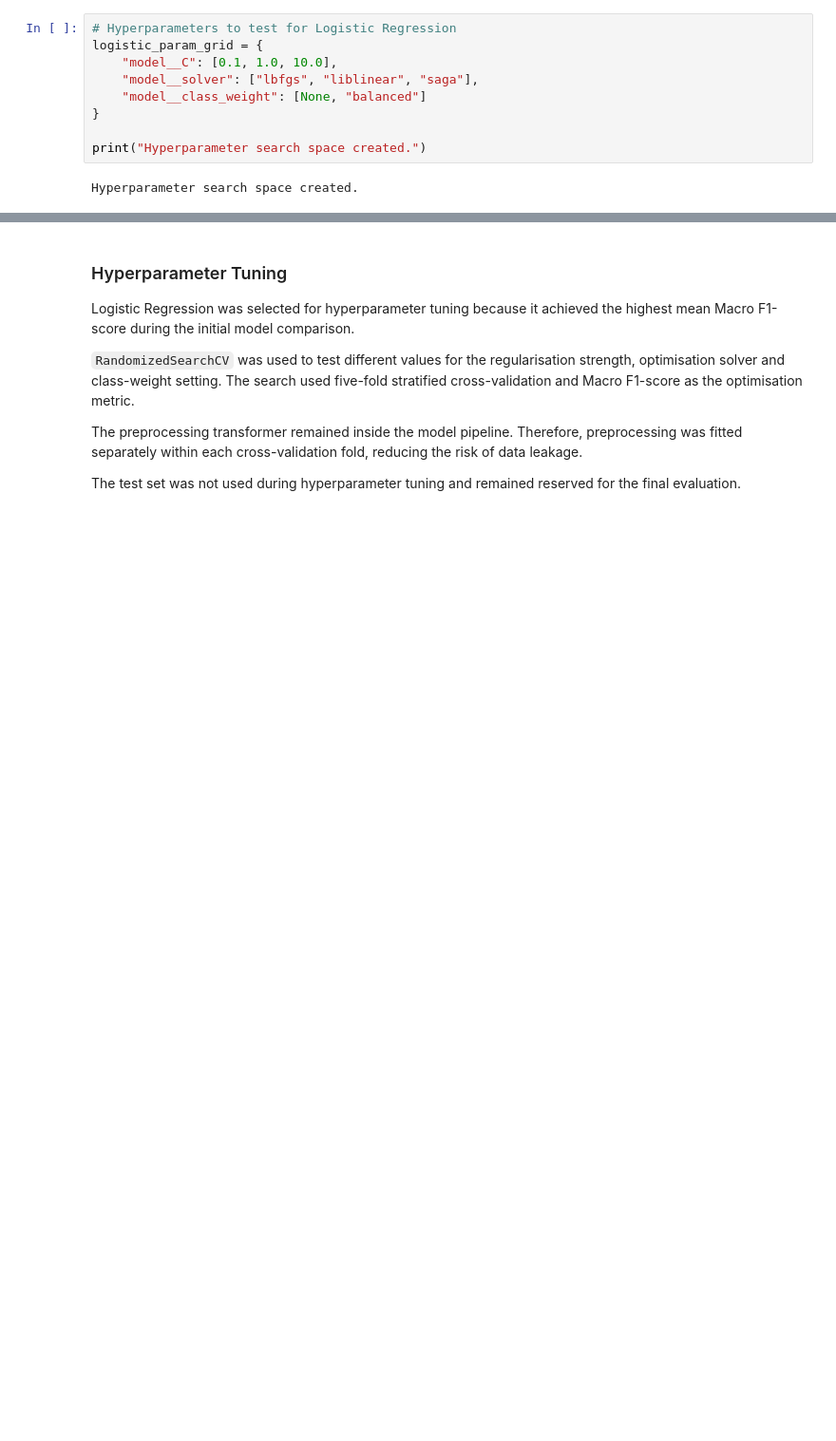
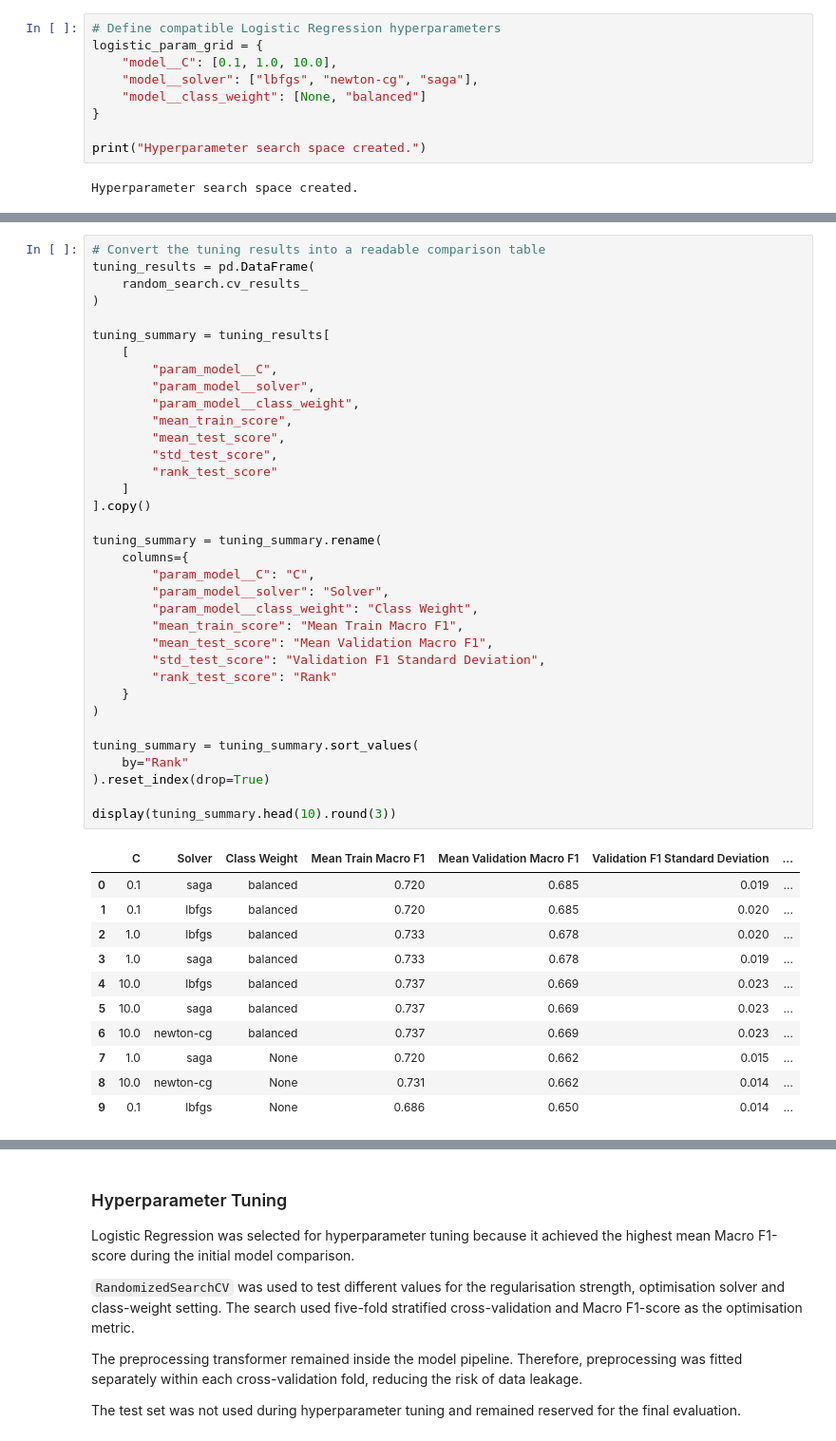
Before and after one commit to andre-rafraf/mldp-student-outcome-prediction, a Jupyter notebook: Student Outcome.ipynb, the cells around one changed output, grey strips where cells are left out. Shown at 95% size. Cells and saved outputs as stored; diff of their text form; blank space fills up the shorter version.

Commit message:
Tune Logistic Regression with RandomizedSearchCV

```diff
--- a/Student Outcome.ipynb
+++ b/Student Outcome.ipynb
@@ -625,8 +651,8 @@ Since Macro F1-score was selected as the primary evaluation metric, Logistic Reg
 # %%
-# Hyperparameters to test for Logistic Regression
+# Define compatible Logistic Regression hyperparameters
 logistic_param_grid = {
     "model__C": [0.1, 1.0, 10.0],
-    "model__solver": ["lbfgs", "liblinear", "saga"],
+    "model__solver": ["lbfgs", "newton-cg", "saga"],
     "model__class_weight": [None, "balanced"]
 }
 
@@ -703,0 +717,47 @@ Best cross-validation Macro F1:
+# %%
+# Convert the tuning results into a readable comparison table
+tuning_results = pd.DataFrame(
+    random_search.cv_results_
+)
+
+tuning_summary = tuning_results[
+    [
+        "param_model__C",
+        "param_model__solver",
+        "param_model__class_weight",
+        "mean_train_score",
+        "mean_test_score",
+        "std_test_score",
+        "rank_test_score"
+    ]
+].copy()
+
+tuning_summary = tuning_summary.rename(
+    columns={
+        "param_model__C": "C",
+        "param_model__solver": "Solver",
+        "param_model__class_weight": "Class Weight",
+        "mean_train_score": "Mean Train Macro F1",
+        "mean_test_score": "Mean Validation Macro F1",
+        "std_test_score": "Validation F1 Standard Deviation",
+        "rank_test_score": "Rank"
+    }
+)
+
+tuning_summary = tuning_summary.sort_values(
+    by="Rank"
+).reset_index(drop=True)
+
+display(tuning_summary.head(10).round(3))
+# %% [output]
+|  | C | Solver | Class Weight | Mean Train Macro F1 | Mean Validation Macro F1 | Validation F1 Standard Deviation | ... |
+| 0 | 0.1 | saga | balanced | 0.720 | 0.685 | 0.019 | ... |
+| 1 | 0.1 | lbfgs | balanced | 0.720 | 0.685 | 0.020 | ... |
+| 2 | 1.0 | lbfgs | balanced | 0.733 | 0.678 | 0.020 | ... |
+| 3 | 1.0 | saga | balanced | 0.733 | 0.678 | 0.019 | ... |
+| 4 | 10.0 | lbfgs | balanced | 0.737 | 0.669 | 0.023 | ... |
+| 5 | 10.0 | saga | balanced | 0.737 | 0.669 | 0.023 | ... |
+| 6 | 10.0 | newton-cg | balanced | 0.737 | 0.669 | 0.023 | ... |
+| 7 | 1.0 | saga | None | 0.720 | 0.662 | 0.015 | ... |
+| 8 | 10.0 | newton-cg | None | 0.731 | 0.662 | 0.014 | ... |
+| 9 | 0.1 | lbfgs | None | 0.686 | 0.650 | 0.014 | ... |
```
Also changed, not shown: parts of 12 cells of this notebook.
